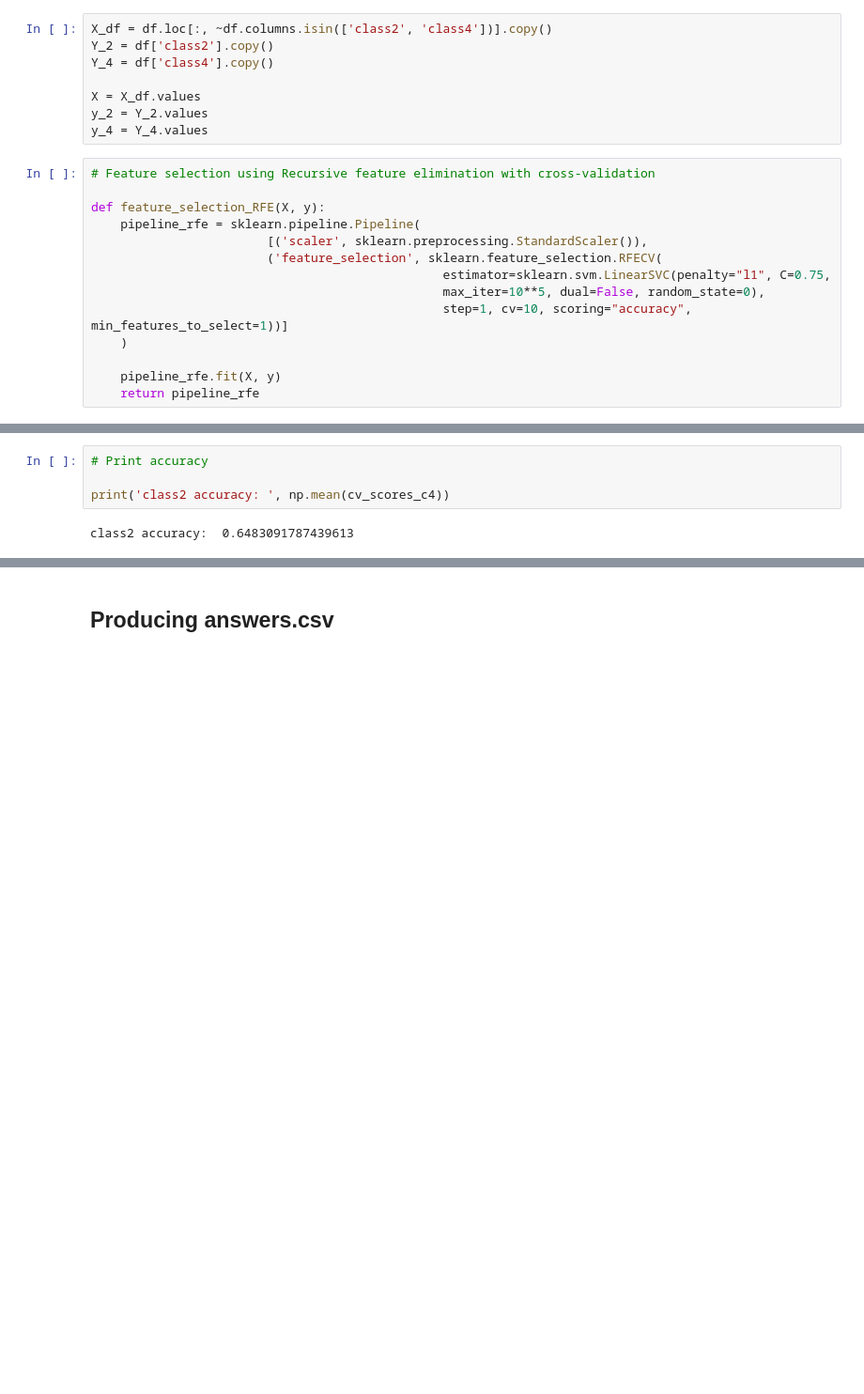
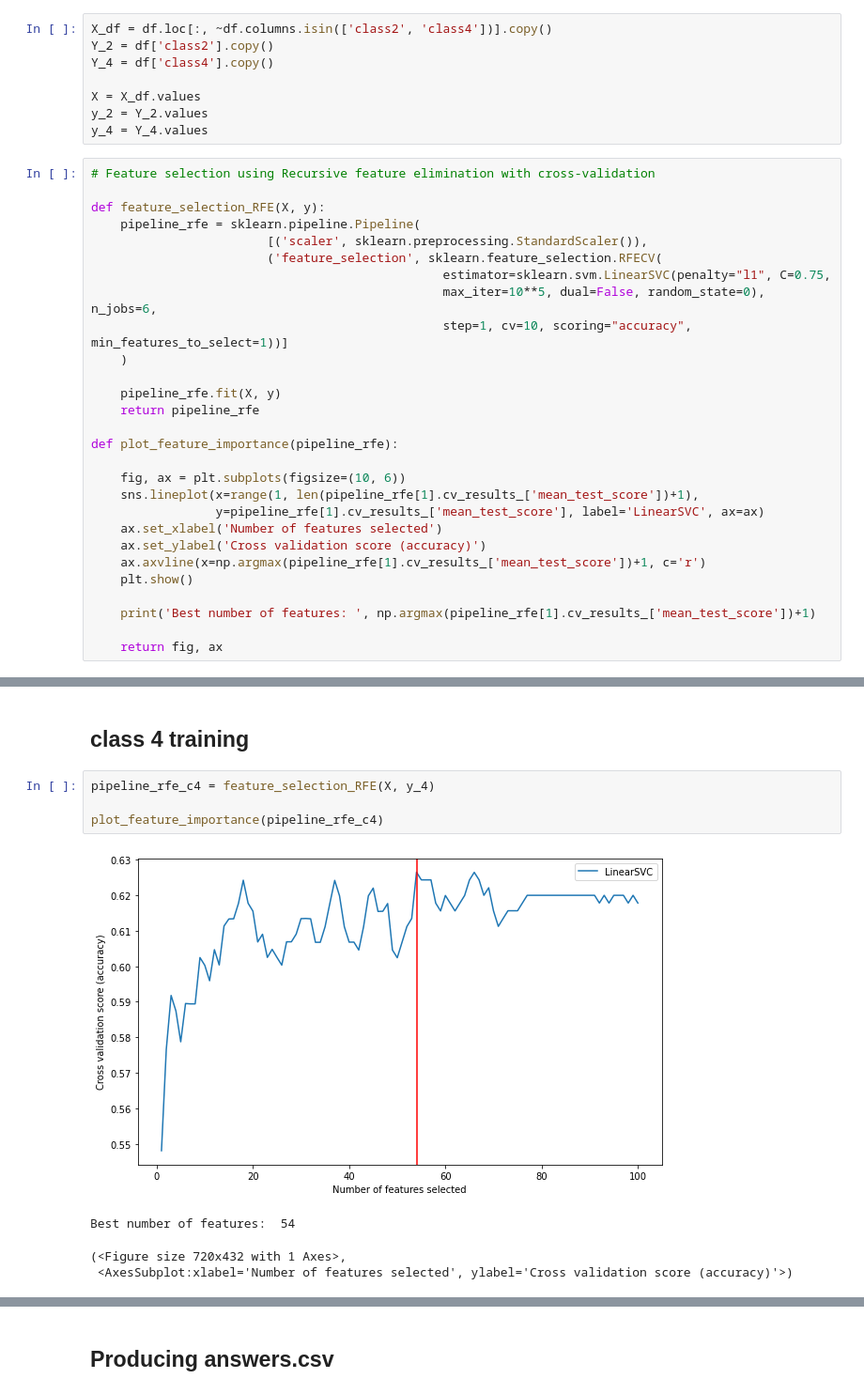
Before and after one commit to lehtoneo/intro-ml-project, a Jupyter notebook: prediction.ipynb, the cells around one changed output, grey strips where cells are left out. Shown: that part at 94% size. Saved outputs shown, nothing was run; the diff lists cells and outputs as text; blank space fills up the shorter version.

```diff
--- a/prediction.ipynb
+++ b/prediction.ipynb
@@ -66,9 +66,23 @@ def feature_selection_RFE(X, y):
                         [('scaler', sklearn.preprocessing.StandardScaler()),
                         ('feature_selection', sklearn.feature_selection.RFECV(
                                                 estimator=sklearn.svm.LinearSVC(penalty="l1", C=0.75,
-                                                max_iter=10**5, dual=False, random_state=0),
+                                                max_iter=10**5, dual=False, random_state=0), n_jobs=6,
                                                 step=1, cv=10, scoring="accuracy", min_features_to_select=1))]
     )
 
     pipeline_rfe.fit(X, y)
     return pipeline_rfe
+
+def plot_feature_importance(pipeline_rfe):
+
+    fig, ax = plt.subplots(figsize=(10, 6))
+    sns.lineplot(x=range(1, len(pipeline_rfe[1].cv_results_['mean_test_score'])+1),
+                 y=pipeline_rfe[1].cv_results_['mean_test_score'], label='LinearSVC', ax=ax)
+    ax.set_xlabel('Number of features selected')
+    ax.set_ylabel('Cross validation score (accuracy)')
+    ax.axvline(x=np.argmax(pipeline_rfe[1].cv_results_['mean_test_score'])+1, c='r')
+    plt.show()
+
+    print('Best number of features: ', np.argmax(pipeline_rfe[1].cv_results_['mean_test_score'])+1)
+
+    return fig, ax
@@ -155,6 +284,11 @@ cv_scores_c4 = sklearn.model_selection.cross_val_score(pipeline_rf_best, X_selec
-# %%
-# Print accuracy
-
-print('class2 accuracy: ', np.mean(cv_scores_c4))
-# %% [output]
-class2 accuracy:  0.6483091787439613
+# %% [markdown]
+## class 4 training
+# %%
+pipeline_rfe_c4 = feature_selection_RFE(X, y_4)
+
+plot_feature_importance(pipeline_rfe_c4)
+# %% [output]
+[figure, added]
+Best number of features:  54
+(<Figure size 720x432 with 1 Axes>,
+ <AxesSubplot:xlabel='Number of features selected', ylabel='Cross validation score (accuracy)'>)
```
Also changed, not shown: parts of 31 cells of this notebook.
